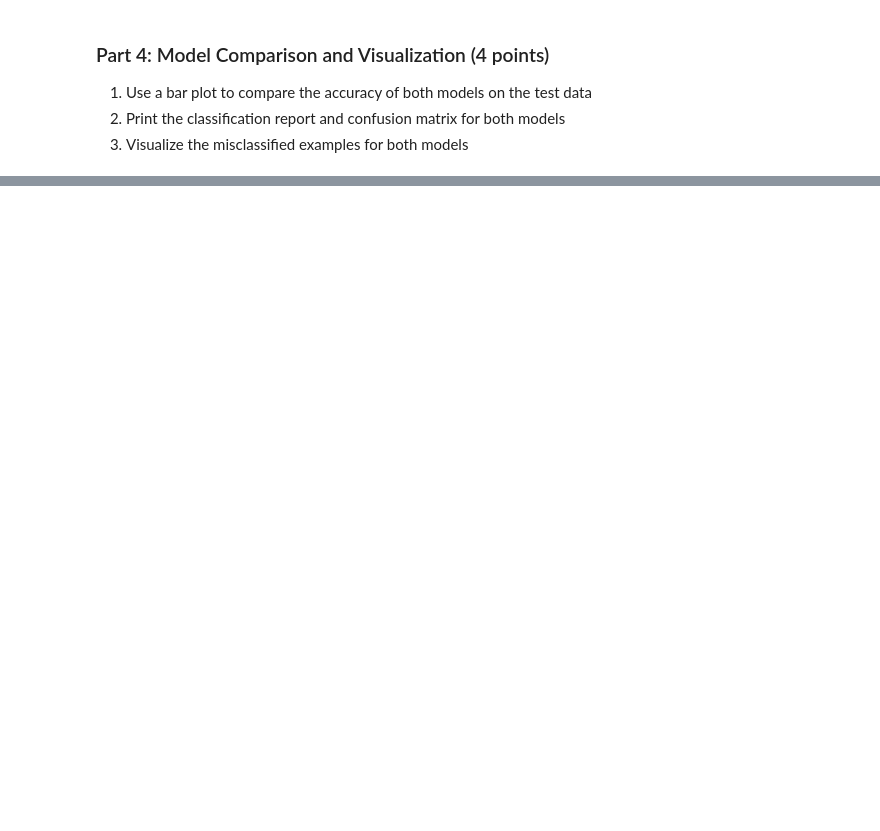
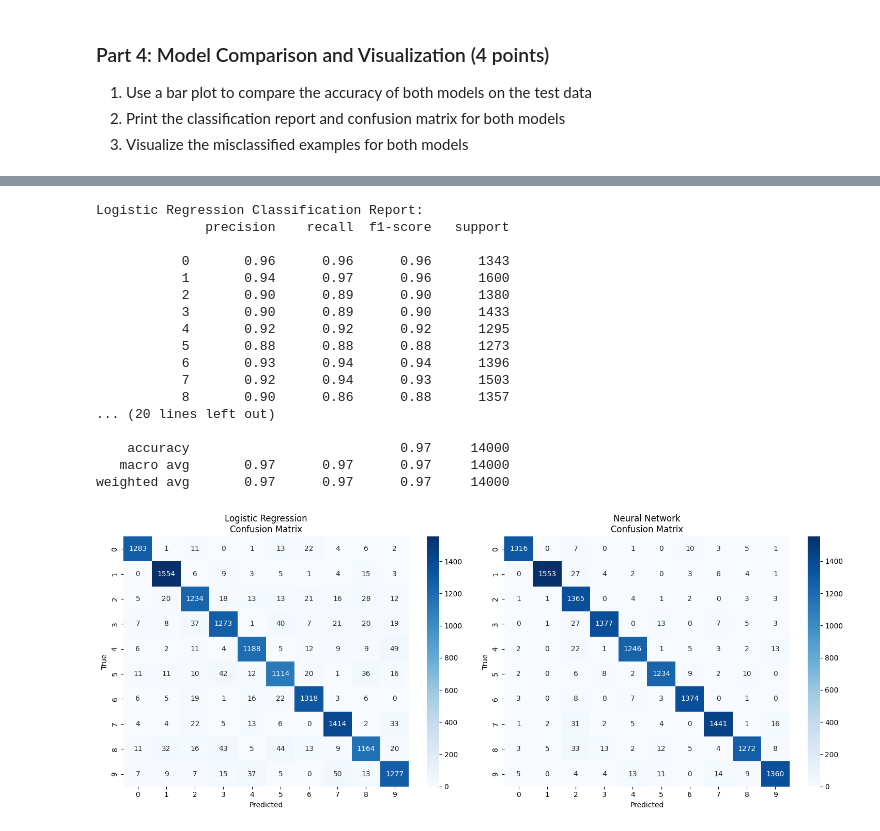
Before and after one commit to Heather-bu/bme3053c, a Jupyter notebook: supervised_homework_1.ipynb, the cells around one changed output, grey strips where cells are left out. Saved outputs shown, nothing was run; the diff lists cells and outputs as text; code cells hidden in the pictures; blank space fills up the shorter version.

```diff
--- a/supervised_homework_1.ipynb
+++ b/supervised_homework_1.ipynb
@@ -67,0 +152,46 @@ except ImportError as e:
+# %%
+# Provide your code for part 4-2 here
+# Part 4-2: Classification reports and confusion matrices
+print("Logistic Regression Classification Report:")
+print(classification_report(y_test, lr_predictions))
+print("\nNeural Network Classification Report:")
+print(classification_report(y_test, nn_predictions))
+
+# Plot confusion matrices
+fig, (ax1, ax2) = plt.subplots(1, 2, figsize=(15, 6))
+
+# Logistic Regression confusion matrix
+sns.heatmap(confusion_matrix(y_test, lr_predictions),
+            annot=True, fmt='d', ax=ax1, cmap='Blues')
+ax1.set_title('Logistic Regression\nConfusion Matrix')
+ax1.set_xlabel('Predicted')
+ax1.set_ylabel('True')
+
+# Neural Network confusion matrix
+sns.heatmap(confusion_matrix(y_test, nn_predictions),
+            annot=True, fmt='d', ax=ax2, cmap='Blues')
+ax2.set_title('Neural Network\nConfusion Matrix')
+ax2.set_xlabel('Predicted')
+ax2.set_ylabel('True')
+
+plt.tight_layout()
+plt.show()
+# %% [output]
+Logistic Regression Classification Report:
+              precision    recall  f1-score   support
+
+           0       0.96      0.96      0.96      1343
+           1       0.94      0.97      0.96      1600
+           2       0.90      0.89      0.90      1380
+           3       0.90      0.89      0.90      1433
+           4       0.92      0.92      0.92      1295
+           5       0.88      0.88      0.88      1273
+           6       0.93      0.94      0.94      1396
+           7       0.92      0.94      0.93      1503
+           8       0.90      0.86      0.88      1357
+... (20 lines left out)
+
+    accuracy                           0.97     14000
+   macro avg       0.97      0.97      0.97     14000
+weighted avg       0.97      0.97      0.97     14000
+[figure, added]
```
Also changed, not shown: parts of 16 cells of this notebook.
